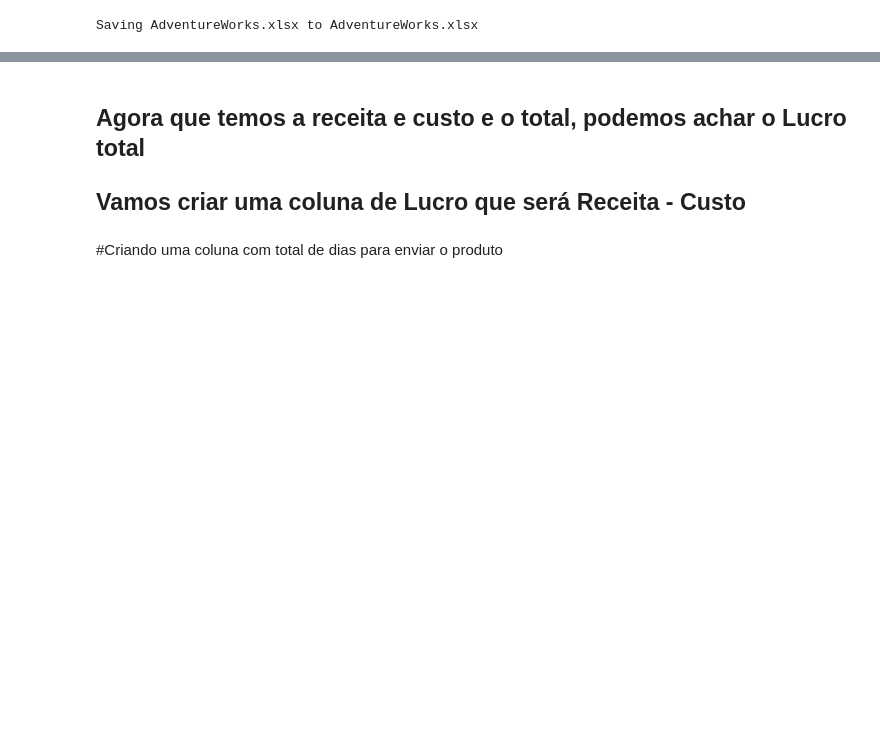
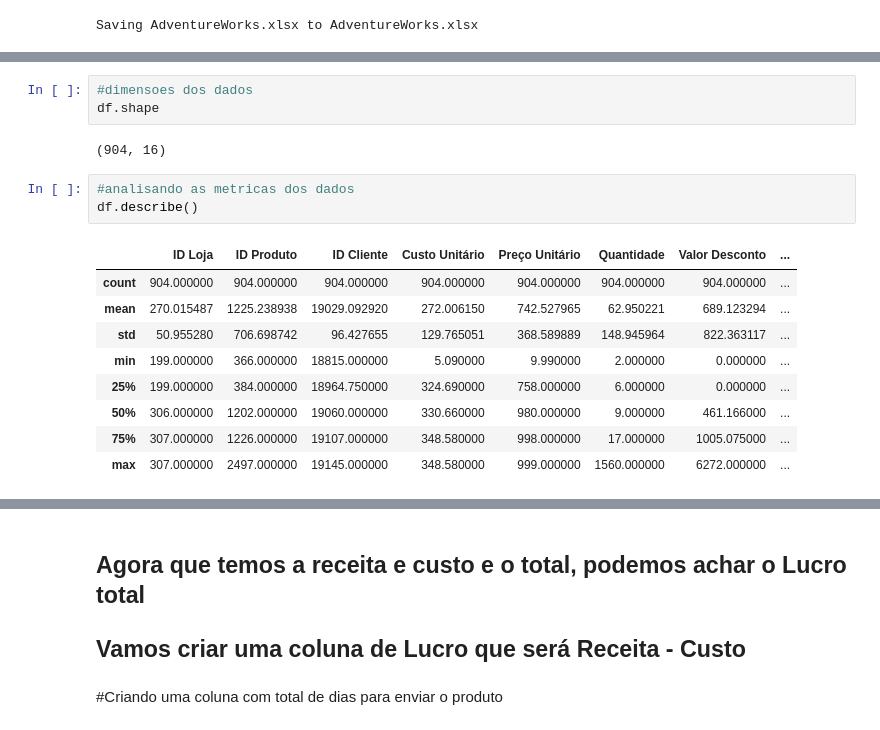
Before and after one commit to mraoni/bootcamp-unimed-ciencia-dados, a Jupyter notebook: AdventureWorks.ipynb, the cells around one changed output, grey strips where cells are left out. Drawn from its saved outputs; the diff is of its cells as text; blank space fills up the shorter version.

```diff
--- a/AdventureWorks.ipynb
+++ b/AdventureWorks.ipynb
@@ -21,0 +58,18 @@ df = pd.read_excel("AdventureWorks.xlsx")
+# %%
+#dimensoes dos dados
+df.shape
+# %% [output]
+(904, 16)
+# %%
+#analisando as metricas dos dados
+df.describe()
+# %% [output]
+|  | ID Loja | ID Produto | ID Cliente | Custo Unitário | Preço Unitário | Quantidade | Valor Desconto | ... |
+| count | 904.000000 | 904.000000 | 904.000000 | 904.000000 | 904.000000 | 904.000000 | 904.000000 | ... |
+| mean | 270.015487 | 1225.238938 | 19029.092920 | 272.006150 | 742.527965 | 62.950221 | 689.123294 | ... |
+| std | 50.955280 | 706.698742 | 96.427655 | 129.765051 | 368.589889 | 148.945964 | 822.363117 | ... |
+| min | 199.000000 | 366.000000 | 18815.000000 | 5.090000 | 9.990000 | 2.000000 | 0.000000 | ... |
+| 25% | 199.000000 | 384.000000 | 18964.750000 | 324.690000 | 758.000000 | 6.000000 | 0.000000 | ... |
+| 50% | 306.000000 | 1202.000000 | 19060.000000 | 330.660000 | 980.000000 | 9.000000 | 461.166000 | ... |
+| 75% | 307.000000 | 1226.000000 | 19107.000000 | 348.580000 | 998.000000 | 17.000000 | 1005.075000 | ... |
+| max | 307.000000 | 2497.000000 | 19145.000000 | 348.580000 | 999.000000 | 1560.000000 | 6272.000000 | ... |
```
Also changed, not shown: parts of 42 cells of this notebook.
